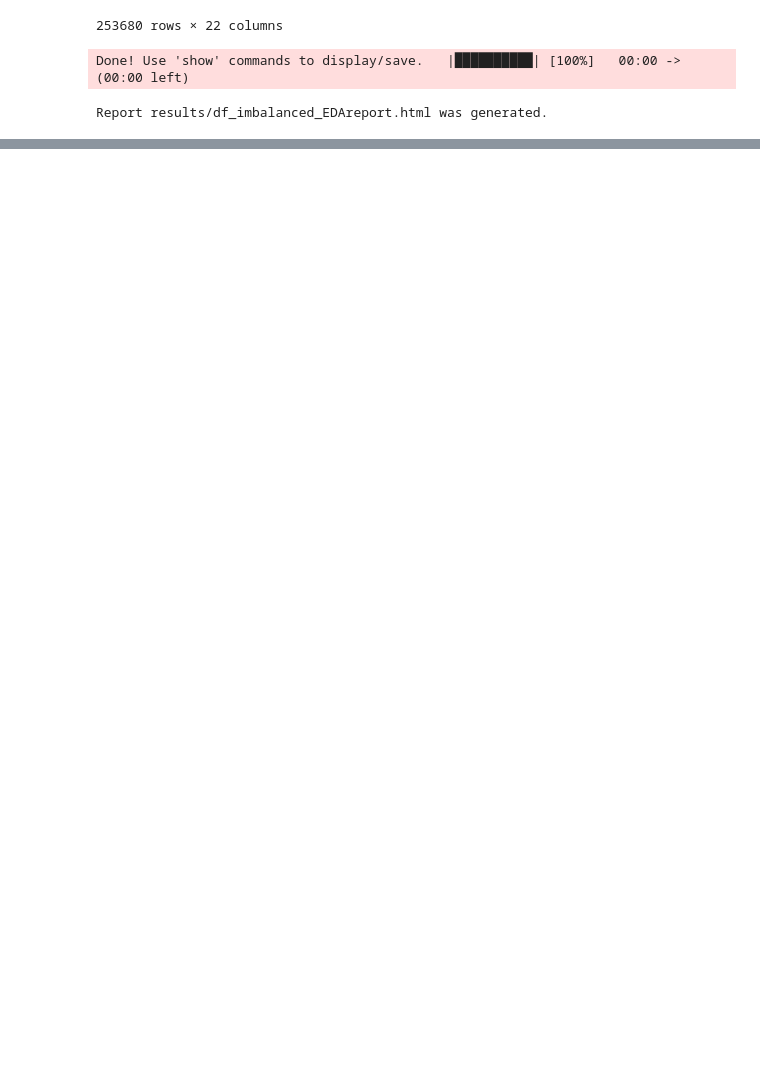
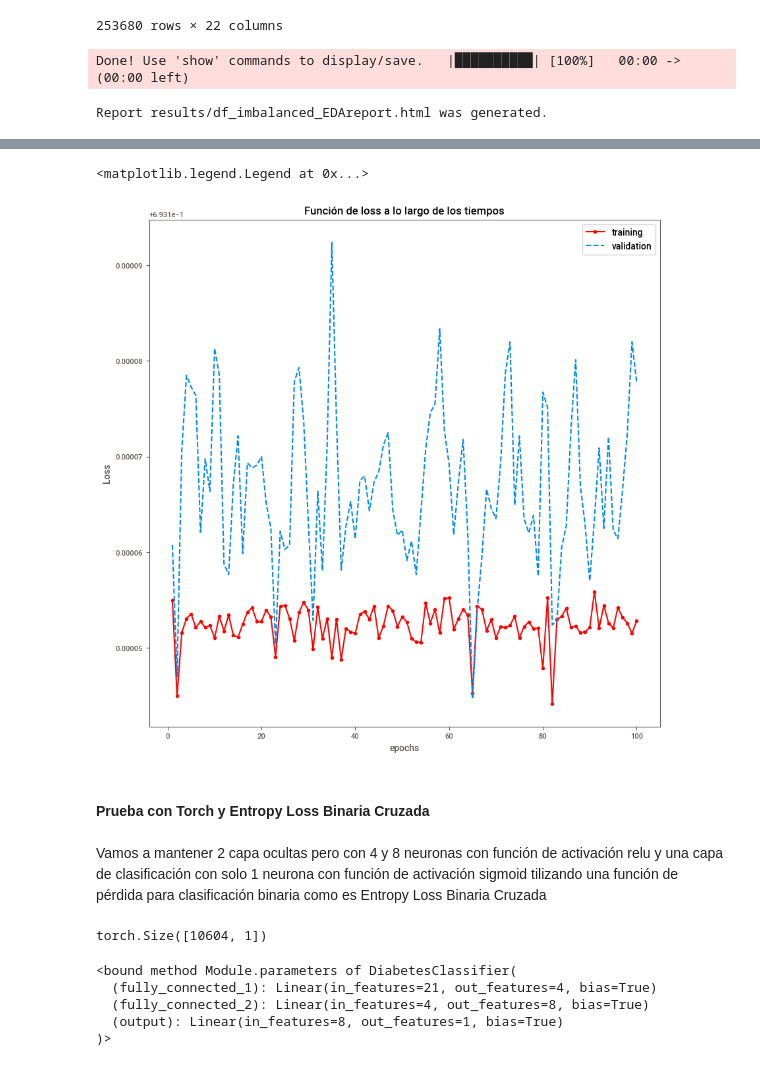
Before and after one commit to bonafepedro/DeepLearningpractice, a Jupyter notebook: tp1.ipynb, the cells around one changed output, grey strips where cells are left out. Drawn from its saved outputs; the diff is of its cells as text; code cells hidden in the pictures; blank space fills up the shorter version.

```diff
--- a/tp1.ipynb
+++ b/tp1.ipynb
@@ -104,0 +138,2 @@ torch.Size([49484, 21])
+# %%
+input_shape = (X_train.shape[1], )
@@ -104,0 +144,12 @@ torch.Size([49484, 21])
+# %%
+def architecture(model: models.Sequential, input_shape) -> models.Sequential:
+    model.add(layers.Dense(4, activation="relu", input_shape=input_shape))
+    model.add(layers.Dense(2, activation="relu"))
+    model.add(layers.Dense(1, activation="sigmoid"))
+    return model
+
+model_tf = models.Sequential()
+model_tf = architecture(model_tf, input_shape)
+model_tf.compile(optimizer="rmsprop", loss="binary_crossentropy", metrics=["acc"])
+# %%
+history = model_tf.fit(X_train, y_train, epochs=100, batch_size=512, validation_data=(X_val, y_val))
@@ -104,0 +174,15 @@ torch.Size([49484, 21])
+# %%
+results = model_tf.evaluate(X_test, y_test)
+print(results)
+history_dict = history.history
+loss_values = history_dict['loss']
+val_loss_values = history_dict['val_loss']
+fig = plt.figure(figsize=(10, 10))
+epoch = range(1, len(loss_values) + 1)
+plt.plot(epoch, loss_values, 'o-r', label='training')
+plt.plot(epoch, val_loss_values, '--', label='validation')
+plt.title("Función de loss a lo largo de los tiempos")
+plt.xlabel("epochs")
+plt.ylabel("Loss")
+plt.legend()
+# %% [output]
@@ -105,2 +191,8 @@ torch.Size([49484, 21])
+<matplotlib.legend.Legend at 0x...>
+[figure, added]
+# %% [markdown]
+#### Prueba con Torch y Entropy Loss Binaria Cruzada
+# %% [markdown]
+Vamos a mantener 2 capa ocultas pero con 4 y 8 neuronas con función de activación relu y una capa de clasificación con solo 1 neurona con función de activación sigmoid tilizando una función de pérdida para clasificación binaria como es Entropy Loss Binaria Cruzada
 # %%
 # Convertir los datos en tensores de PyTorch
@@ -114,0 +213,4 @@ y_test = torch.LongTensor(y_test)
+# %%
+y_val_conv.shape
+# %% [output]
+torch.Size([10604, 1])
@@ -114,0 +238,8 @@ y_test = torch.LongTensor(y_test)
+# %%
+model_bcel.parameters
+# %% [output]
+<bound method Module.parameters of DiabetesClassifier(
+  (fully_connected_1): Linear(in_features=21, out_features=4, bias=True)
+  (fully_connected_2): Linear(in_features=4, out_features=8, bias=True)
+  (output): Linear(in_features=8, out_features=1, bias=True)
+)>
```
Also changed, not shown: parts of 52 cells of this notebook.
